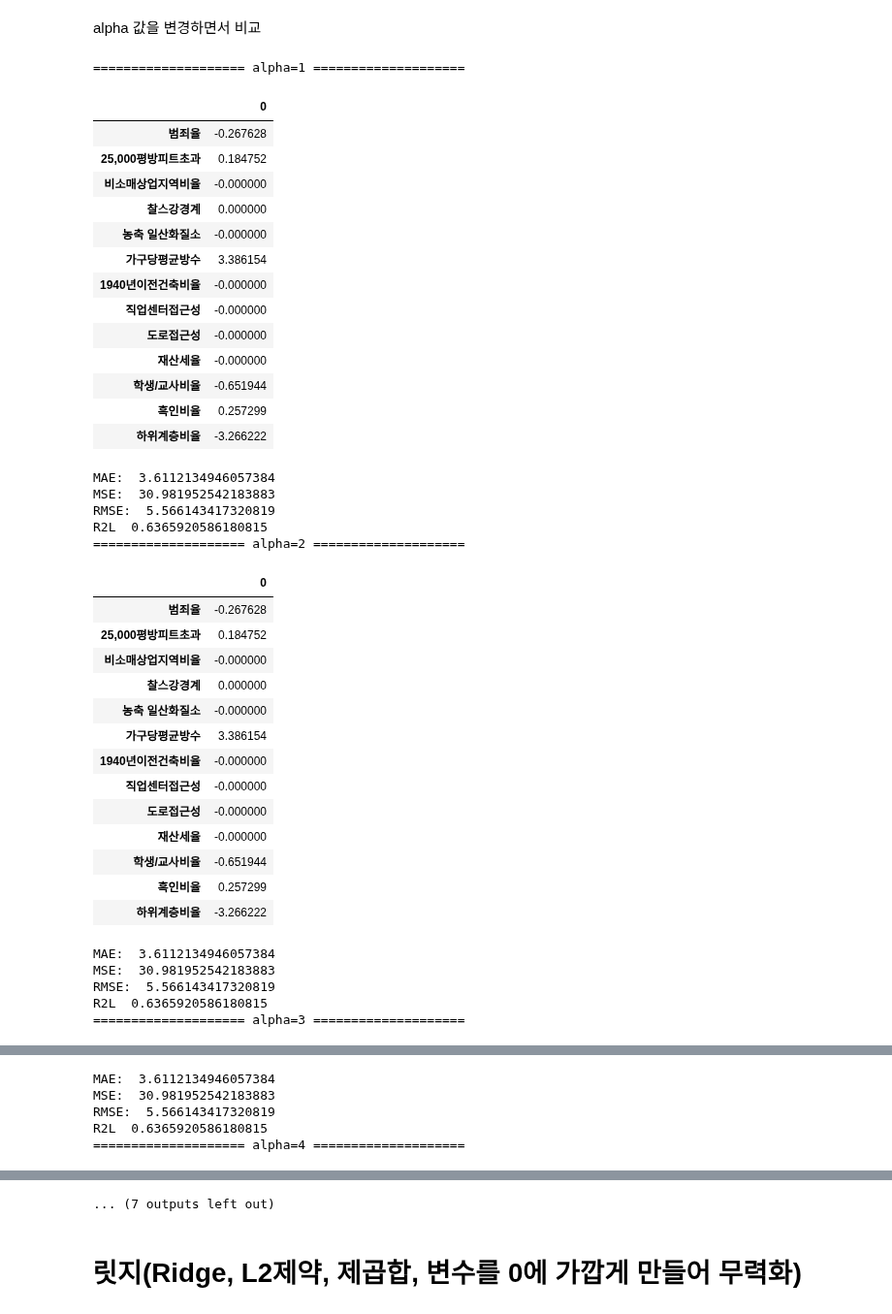
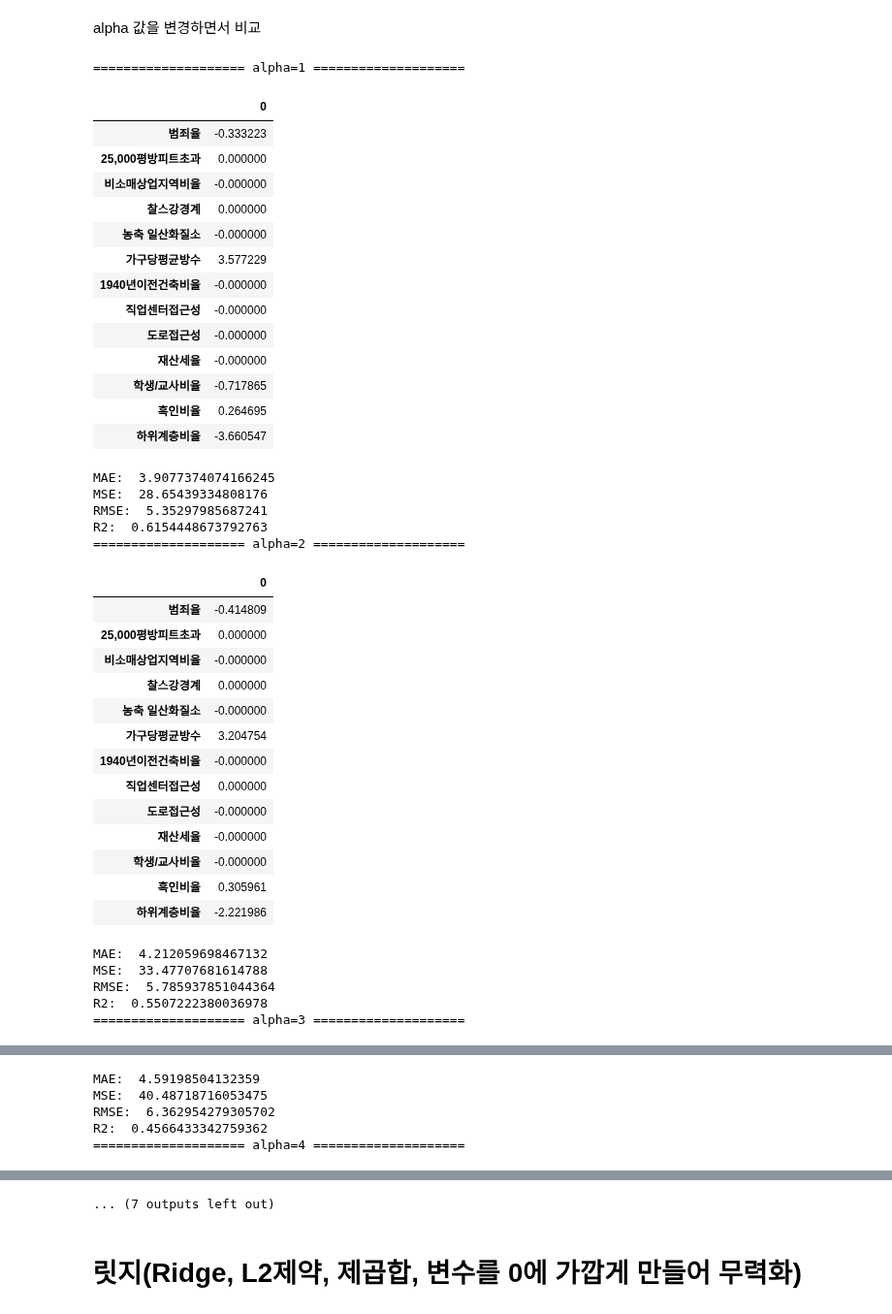
Before and after one commit to Peter-BoBo/fintech, a Jupyter notebook: 05machine_learning/17지도학습_회귀분석_최적회귀_정규화_tree회귀.ipynb, the cells around one changed output, grey strips where cells are left out. Shown at 97% size. Cells and saved outputs as stored; diff of their text form; code cells hidden in the pictures.

```diff
--- a/05machine_learning/17지도학습_회귀분석_최적회귀_정규화_tree회귀.ipynb
+++ b/05machine_learning/17지도학습_회귀분석_최적회귀_정규화_tree회귀.ipynb
@@ -275,8 +271,13 @@ model = LinearRegression()
 # %% [markdown]
 * 전진선택법으로 분석
 # %%
-sfs_fw = SequentialFeatureSelector(estimator=model, direction='forward',
-                                 scoring='r2', cv=5, n_jobs=4)
+sfs_fw = SequentialFeatureSelector(
+        estimator=model,
+        direction='forward',
+        scoring='r2',
+        cv=5,
+        n_jobs=4
+        )
 sfs_fw.fit(rs_X_train_const, y_train)
 # print(sfs_fw.get_support())
 selected_cols = rs_X_train_const.columns[sfs_fw.get_support()]
@@ -335,12 +332,17 @@ Notes:
 # %% [markdown]
 # 후진제거법
 # %%
-sfs_bw = SequentialFeatureSelector(estimator=model, direction='backward',
-                                 scoring='r2', cv=5, n_jobs=4)
+sfs_bw = SequentialFeatureSelector(
+        estimator=model,
+        direction='backward',
+        scoring='r2',
+        cv=5,
+        n_jobs=4
+        )
 sfs_bw.fit(rs_X_train_const, y_train)
 # print(sfs_fw.get_support())
 selected_cols = rs_X_train_const.columns[sfs_bw.get_support()]
-print("후진선택법으로 선택된 컬럼: ", list(selected_cols))
-print("원래 컬럼수: ", len(rs_X_train_const.columns))
+print("전진선택법으로 선택된 컬럼: ", list(selected_cols))
+print("원래 컬럼수: ",len(rs_X_train_const.columns))
 print("selected_cols: ", len(selected_cols))
 # %% [output]
@@ -426,54 +441,54 @@ R2L  0.6365920586180815
 alpha 값을 변경하면서 비교
 # %%
 for i in range(1, 10):
-    lasso = Lasso(alpha=1.0)
+    lasso = Lasso(alpha=i)
     lasso.fit(rs_X_train, y_train)
     pred = lasso.predict(rs_X_test)
     lasso_result = pd.DataFrame(lasso.coef_, index=lasso.feature_names_in_)
-    print("=" * 20, f'alpha={i}', "=" * 20)
+    print("=" * 20, f"alpha={i}", "=" * 20)
     display(lasso_result)
     print("MAE: ", mean_absolute_error(y_test, pred))
     print("MSE: ", mean_squared_error(y_test, pred))
     print("RMSE: ", np.sqrt(mean_squared_error(y_test, pred)))
-    print("R2L ", r2_score(y_test, pred))
+    print("R2: ", r2_score(y_test, pred))
 # %% [output]
 ==================== alpha=1 ====================
 |  | 0 |
-| 범죄율 | -0.267628 |
-| 25,000평방피트초과 | 0.184752 |
+| 범죄율 | -0.333223 |
+| 25,000평방피트초과 | 0.000000 |
 | 비소매상업지역비율 | -0.000000 |
 | 찰스강경계 | 0.000000 |
 | 농축 일산화질소 | -0.000000 |
-| 가구당평균방수 | 3.386154 |
+| 가구당평균방수 | 3.577229 |
 | 1940년이전건축비율 | -0.000000 |
 | 직업센터접근성 | -0.000000 |
 | 도로접근성 | -0.000000 |
 | 재산세율 | -0.000000 |
-| 학생/교사비율 | -0.651944 |
-| 흑인비율 | 0.257299 |
-| 하위계층비율 | -3.266222 |
+| 학생/교사비율 | -0.717865 |
+| 흑인비율 | 0.264695 |
+| 하위계층비율 | -3.660547 |
-MAE:  3.6112134946057384
-MSE:  30.981952542183883
-RMSE:  5.566143417320819
-R2L  0.6365920586180815
+MAE:  3.9077374074166245
+MSE:  28.65439334808176
+RMSE:  5.35297985687241
+R2:  0.6154448673792763
 ==================== alpha=2 ====================
 |  | 0 |
-| 범죄율 | -0.267628 |
-| 25,000평방피트초과 | 0.184752 |
+| 범죄율 | -0.414809 |
+| 25,000평방피트초과 | 0.000000 |
 | 비소매상업지역비율 | -0.000000 |
 | 찰스강경계 | 0.000000 |
 | 농축 일산화질소 | -0.000000 |
-| 가구당평균방수 | 3.386154 |
+| 가구당평균방수 | 3.204754 |
 | 1940년이전건축비율 | -0.000000 |
-| 직업센터접근성 | -0.000000 |
+| 직업센터접근성 | 0.000000 |
 | 도로접근성 | -0.000000 |
 | 재산세율 | -0.000000 |
-| 학생/교사비율 | -0.651944 |
-| 흑인비율 | 0.257299 |
-| 하위계층비율 | -3.266222 |
+| 학생/교사비율 | -0.000000 |
+| 흑인비율 | 0.305961 |
+| 하위계층비율 | -2.221986 |
-MAE:  3.6112134946057384
-MSE:  30.981952542183883
-RMSE:  5.566143417320819
-R2L  0.6365920586180815
+MAE:  4.212059698467132
+MSE:  33.47707681614788
+RMSE:  5.785937851044364
+R2:  0.5507222380036978
 ==================== alpha=3 ====================
 |  | 0 |
@@ -493,6 +508,6 @@ R2L  0.6365920586180815
-MAE:  3.6112134946057384
-MSE:  30.981952542183883
-RMSE:  5.566143417320819
-R2L  0.6365920586180815
+MAE:  4.59198504132359
+MSE:  40.48718716053475
+RMSE:  6.362954279305702
+R2:  0.4566433342759362
 ==================== alpha=4 ====================
 |  | 0 |
```
Also changed, not shown: parts of 48 cells of this notebook, 11 other files.
